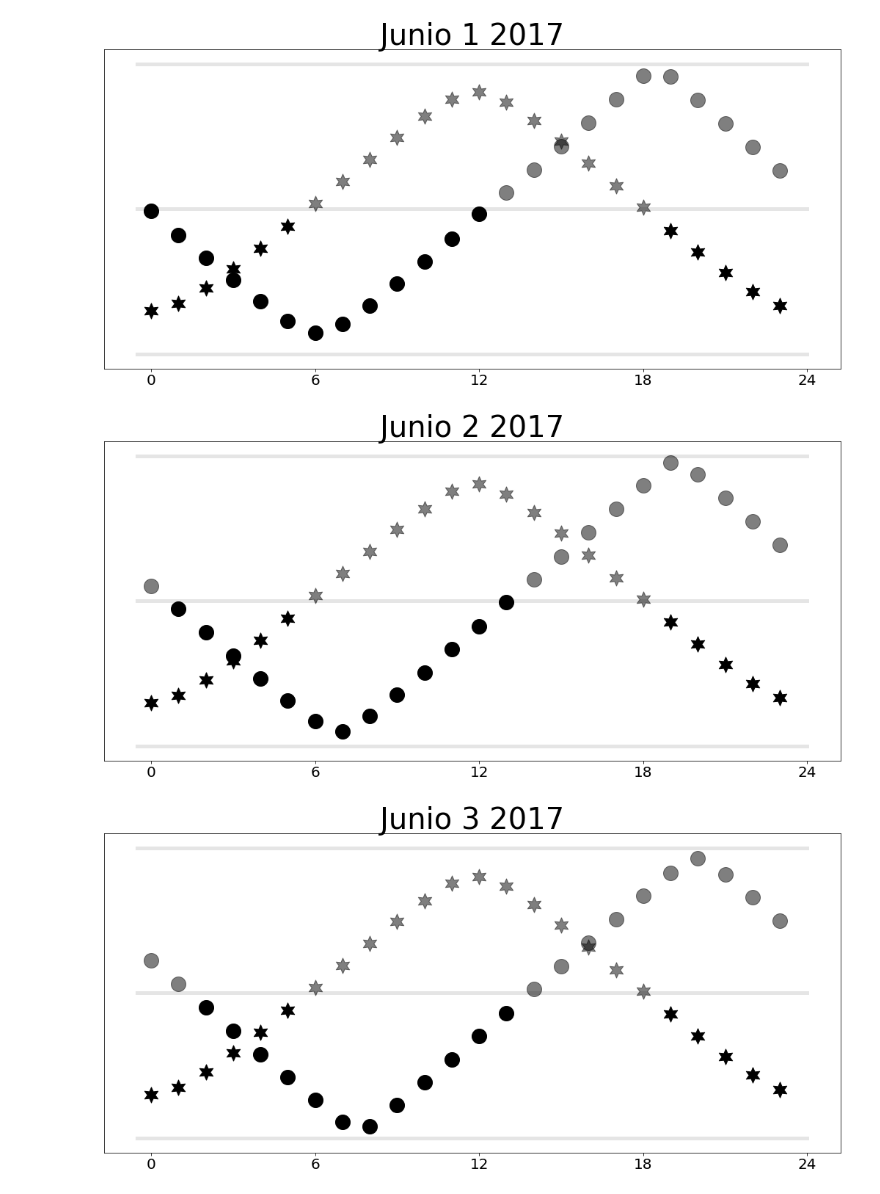
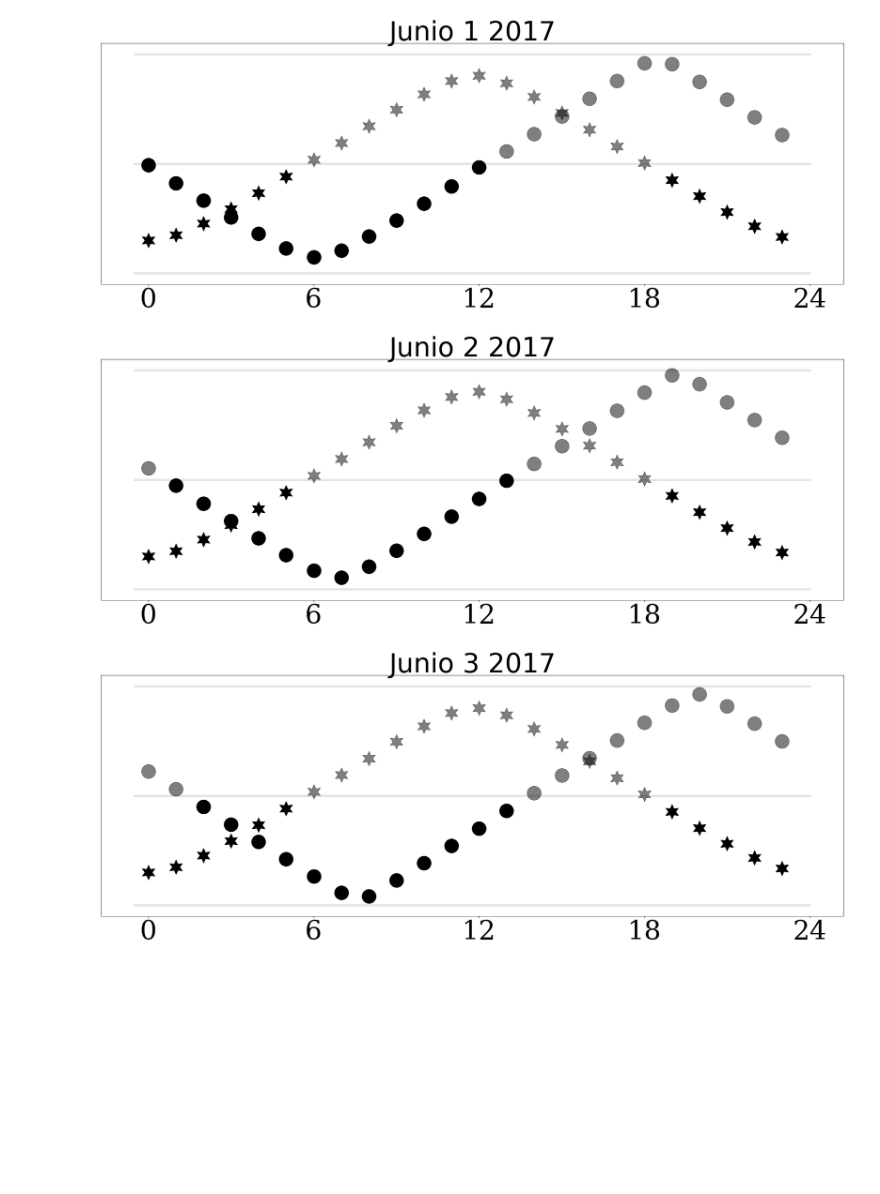
Before and after one commit to forero/agroephem, a Jupyter notebook: agroephem.ipynb, the cells around one changed output. Drawn from its saved outputs; the diff is of its cells as text; code cells hidden in the pictures; blank space fills up the shorter version.

```diff
--- a/agroephem.ipynb
+++ b/agroephem.ipynb
@@ -8,8 +9,20 @@ bogota = ephem.Observer()
 m = ephem.Moon()
 s = ephem.Sun()
 bogota.lon, bogota.lat = '-74.0721', '4.7110'
+# %%
+def set_ticklabels(ax, size=18):
+    ticklabels_x = ax.get_xticklabels()
+    ticklabels_y = ax.get_yticklabels()
+
+    for label_x in ticklabels_x:
+        label_x.set_fontsize(size)
+        label_x.set_family('serif')
+    for label_y in ticklabels_y:
+        label_y.set_fontsize(size)
+        label_y.set_family('serif')
 # %%
 def plot_day(day=1, month=6,year=2017):
+
     n_points = 24
     sun_alt = np.ones(n_points)
     sun_az = np.ones(n_points)
@@ -29,13 +42,15 @@ def plot_day(day=1, month=6,year=2017):
         #print(s.alt, s.az)
         #print(s.alt, s.az, m.alt, m.az)
 
-    fig = plt.figure(figsize=(18,8))
+    fig = plt.figure(figsize=(30,10))
+
+
     verts = list(zip([-1., 1., 1., -1.], [-1., -1., 1., -1.]))
     hour = np.arange(24)
-    plt.scatter(hour[moon_alt>0],moon_alt[moon_alt>0], marker=(6,3),s=400, alpha=0.5, color='black')
-    plt.scatter(hour[sun_alt>0],sun_alt[sun_alt>0], marker=(6,1),s=450, alpha=0.5, color='black')
-    plt.scatter(hour[moon_alt<0],moon_alt[moon_alt<0], marker=(6,3),s=400, color='black')
-    plt.scatter(hour[sun_alt<0],sun_alt[sun_alt<0], marker=(6,1),s=450, color='black')
+    plt.scatter(hour[moon_alt>0],moon_alt[moon_alt>0], marker=(6,3),s=1000, alpha=0.5, color='black')
+    plt.scatter(hour[sun_alt>0],sun_alt[sun_alt>0], marker=(6,1),s=1100, alpha=0.5, color='black')
+    plt.scatter(hour[moon_alt<0],moon_alt[moon_alt<0], marker=(6,3),s=1000, color='black')
+    plt.scatter(hour[sun_alt<0],sun_alt[sun_alt<0], marker=(6,1),s=1100, color='black')
 
     hour_line = np.linspace(-0.5,24.,100)
     y_max = np.ones(100)*np.pi/2
@@ -44,15 +59,18 @@ def plot_day(day=1, month=6,year=2017):
     plt.plot(hour_line, -y_max, lw=5, c='black', alpha=0.1)
 
     fecha = "{} {} {}".format(meses[month], day, year)
-    plt.title(fecha, fontsize=40)
+    plt.title(fecha, fontsize=60)
+    a = plt.tick_params(labelsize=40)
     a = plt.yticks([])
     a = plt.xticks([0,6,12,18,24], fontsize=20)
+    ax = plt.axes()
+    set_ticklabels(ax, size=60)
     filename = fecha.replace(" ", "_")
     plt.savefig(filename+'.png')
 # %%
-for day in range(1,31):
+for day in range(1,32):
     plot_day(day=day)
 # %% [output]
-[figure, old version]
+[figure, new version]
-[figure, old version]
+[figure, new version]
-[figure, old version]
+[figure, new version]
```
Also changed, not shown: parts of 4 cells of this notebook, 33 other files.
